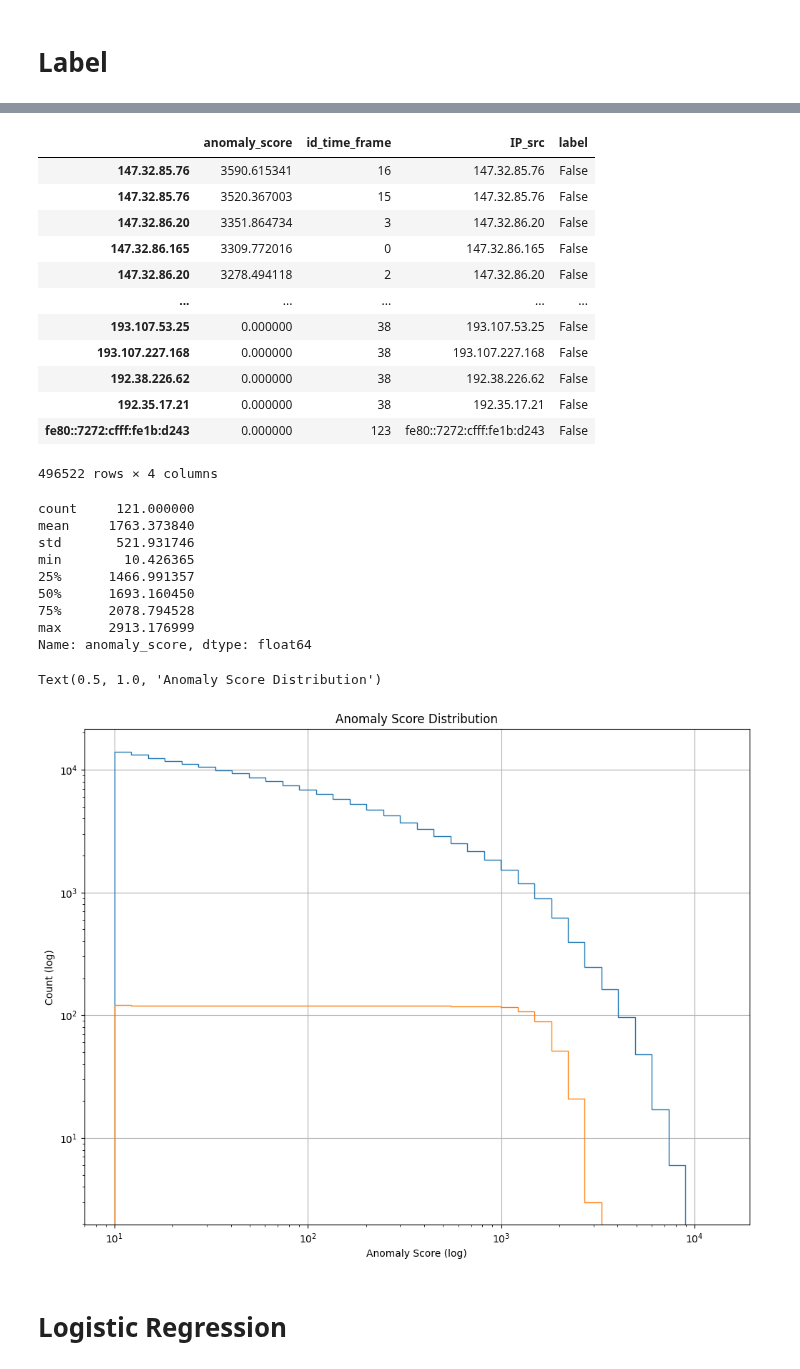
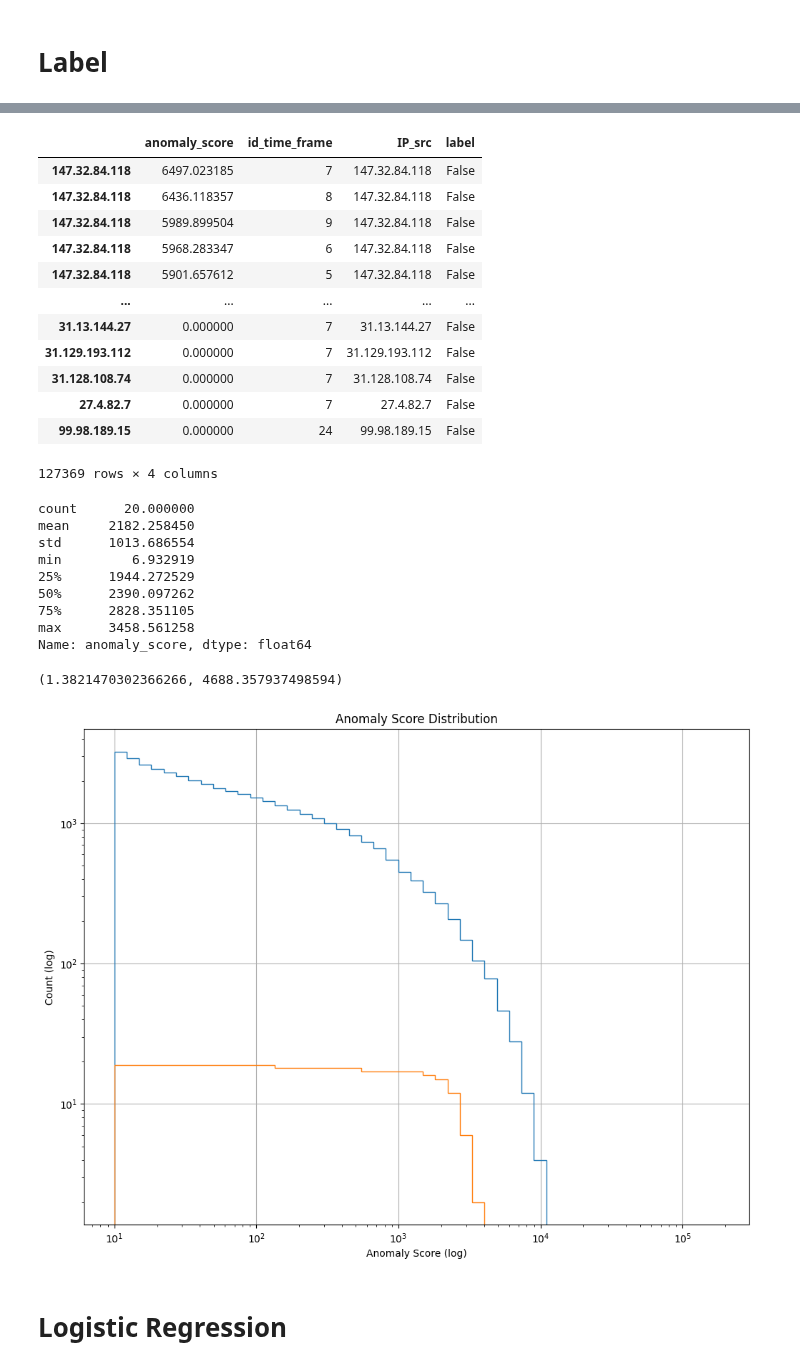
Before and after one commit to mgendr/CTU_13_Supervision_Des_Systemes, a Jupyter notebook: Find_Anomaly_thresh.ipynb, the cells around one changed output, grey strips where cells are left out. Drawn from its saved outputs; the diff is of its cells as text; code cells hidden in the pictures.

```diff
--- a/Find_Anomaly_thresh.ipynb
+++ b/Find_Anomaly_thresh.ipynb
@@ -22,7 +22,8 @@ from KGB import preprocess_df, proceed_KGB
 plt.rcParams["figure.figsize"] = (12, 9)
 warnings.simplefilter("ignore")
 # %%
-current_dataset = 6
+current_dataset = 5
+major_components = True
 name_directory = "CTU-13-Dataset"
 path = os.path.join(name_directory,str(current_dataset))
 os.listdir(path)
@@ -110,7 +117,7 @@ def compute_anomalies_scores_for_windows(df, window = window, step = 1) :
     for i in tqdm(range(number_of_iterations)) :
         time_of_end = min_time + window_delta + pd.Timedelta(step*i, "m")
         cutted = df[df.StartTime<= time_of_end ]
-        res.append(proceed_KGB(cutted, window_time = window ) )
+        res.append(proceed_KGB(cutted, window_time = window, major_components = major_components ) )
 
     new_res = [pd.DataFrame( {"anomaly_score" : df, "id_time_frame" : id_df}) for id_df, df in enumerate(res)]
     result = pd.concat(new_res)
@@ -168,45 +175,46 @@ whitelist = ["147.32.84.59", "147.32.84.138"]
 labelled_res[~labelled_res.IP_src.isin(whitelist)]
 # %% [output]
 |  | anomaly_score | id_time_frame | IP_src | label |
-| 147.32.85.76 | 3590.615341 | 16 | 147.32.85.76 | False |
-| 147.32.85.76 | 3520.367003 | 15 | 147.32.85.76 | False |
-| 147.32.86.20 | 3351.864734 | 3 | 147.32.86.20 | False |
-| 147.32.86.165 | 3309.772016 | 0 | 147.32.86.165 | False |
-| 147.32.86.20 | 3278.494118 | 2 | 147.32.86.20 | False |
+| 147.32.84.118 | 6497.023185 | 7 | 147.32.84.118 | False |
+| 147.32.84.118 | 6436.118357 | 8 | 147.32.84.118 | False |
+| 147.32.84.118 | 5989.899504 | 9 | 147.32.84.118 | False |
+| 147.32.84.118 | 5968.283347 | 6 | 147.32.84.118 | False |
+| 147.32.84.118 | 5901.657612 | 5 | 147.32.84.118 | False |
 | ... | ... | ... | ... | ... |
-| 193.107.53.25 | 0.000000 | 38 | 193.107.53.25 | False |
-| 193.107.227.168 | 0.000000 | 38 | 193.107.227.168 | False |
-| 192.38.226.62 | 0.000000 | 38 | 192.38.226.62 | False |
-| 192.35.17.21 | 0.000000 | 38 | 192.35.17.21 | False |
-| fe80::7272:cfff:fe1b:d243 | 0.000000 | 123 | fe80::7272:cfff:fe1b:d243 | False |
+| 31.13.144.27 | 0.000000 | 7 | 31.13.144.27 | False |
+| 31.129.193.112 | 0.000000 | 7 | 31.129.193.112 | False |
+| 31.128.108.74 | 0.000000 | 7 | 31.128.108.74 | False |
+| 27.4.82.7 | 0.000000 | 7 | 27.4.82.7 | False |
+| 99.98.189.15 | 0.000000 | 24 | 99.98.189.15 | False |
-496522 rows × 4 columns
+127369 rows × 4 columns
 # %%
 labelled_res[labelled_res.label==1].anomaly_score.describe()
 # %% [output]
-count     121.000000
-mean     1763.373840
-std       521.931746
-min        10.426365
-25%      1466.991357
-50%      1693.160450
-75%      2078.794528
-max      2913.176999
+count      20.000000
+mean     2182.258450
+std      1013.686554
+min         6.932919
+25%      1944.272529
+50%      2390.097262
+75%      2828.351105
+max      3458.561258
 Name: anomaly_score, dtype: float64
 # %%
-bins = 10*np.exp(np.arange(0,7.4,0.2))
+bins = 10*np.exp(np.arange(0,10,0.2))
 f, ax = plt.subplots()
 only_botnet = labelled_res[labelled_res.label==1]
 
 labelled_res.hist(column = "anomaly_score",bins = bins, ax = ax,  histtype='step', cumulative=-1)
 only_botnet.hist(column = "anomaly_score",bins = bins, ax = ax,  histtype='step', cumulative=-1)
 ax.set_xscale('log')
 ax.set_yscale('log')
 plt.ylabel("Count (log)")
 plt.xlabel("Anomaly Score (log)")
 plt.title("Anomaly Score Distribution")
+plt.ylim(bottom=0)
 # %% [output]
-Text(0.5, 1.0, 'Anomaly Score Distribution')
+(1.3821470302366266, 4688.357937498594)
-[figure, old version]
+[figure, new version]
 # %% [markdown]
 # Logistic Regression
 # %%
```
Also changed, not shown: parts of 19 cells of this notebook.
